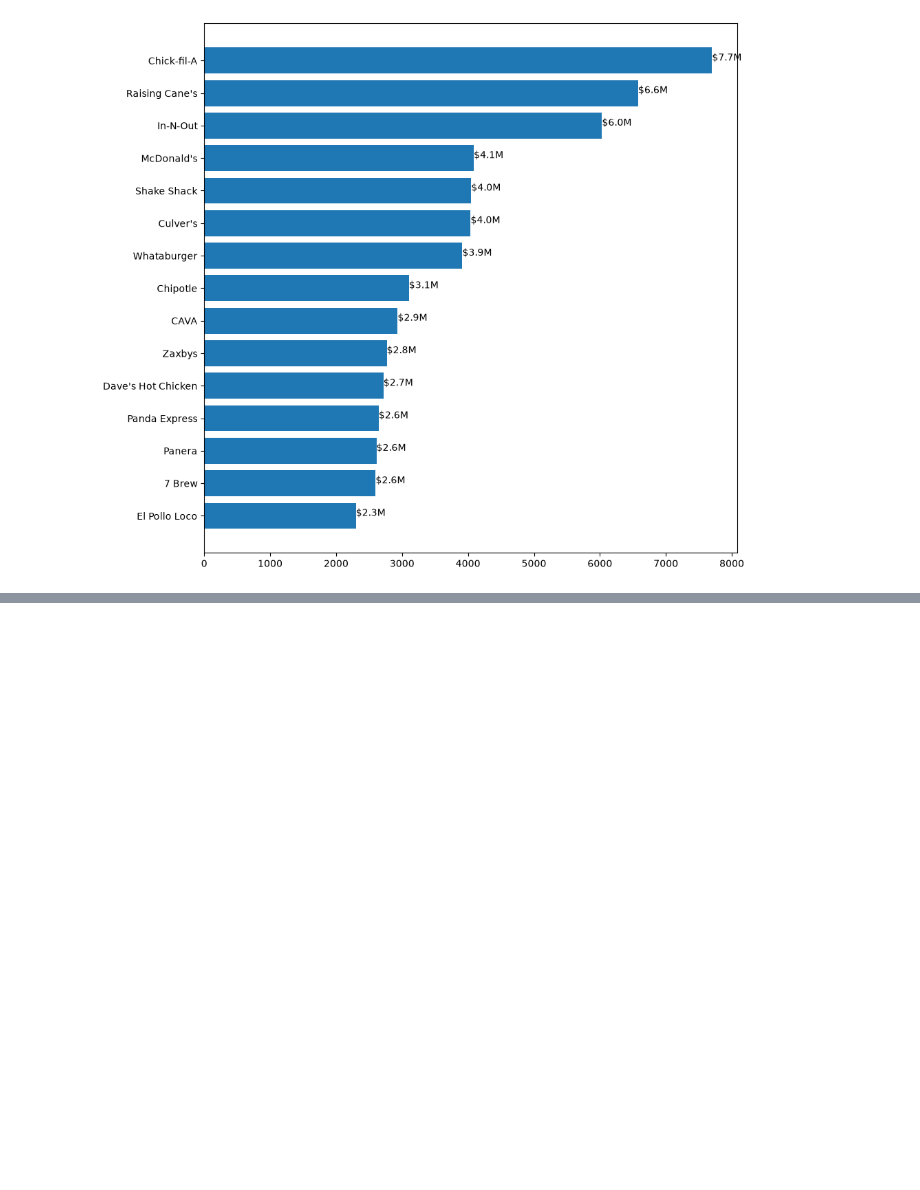
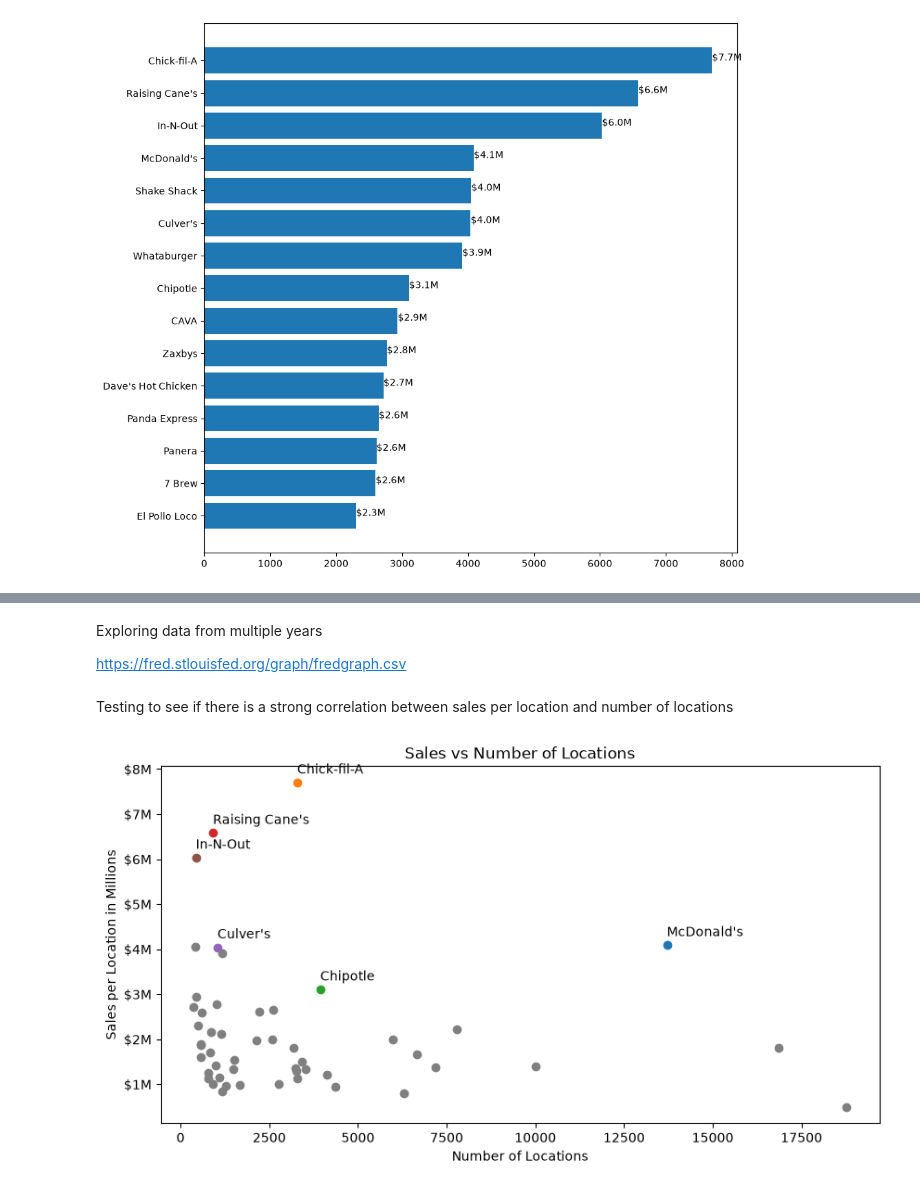
Before and after one commit to DylanAhn10/SixDayWorkWeekAnalysis, a Jupyter notebook: main.ipynb, the cells around one changed output, grey strips where cells are left out. Saved outputs shown, nothing was run; the diff lists cells and outputs as text; code cells hidden in the pictures; blank space fills up the shorter version.

```diff
--- a/main.ipynb
+++ b/main.ipynb
@@ -100,0 +138,24 @@ plt.show()
+# %% [markdown]
+Exploring data from multiple years
+
+https://fred.stlouisfed.org/graph/fredgraph.csv
+# %% [markdown]
+Testing to see if there is a strong correlation between sales per location and number of locations
+# %%
+labeledlocations = ["Chick-fil-A", "McDonald's", "Chipotle", "Culver's", "In-N-Out", "Raising Cane's"]
+
+fig, ax = plt.subplots(figsize = (10, 5))
+for name, sales in QSR_2025.iterrows():
+    if name not in labeledlocations:
+        ax.scatter(sales["units"], sales["auv_kusd"] / 1000, color = "grey")
+    else:
+        ax.scatter(sales["units"], sales["auv_kusd"] / 1000)
+    if name in labeledlocations:
+        ax.text(sales["units"], sales["auv_kusd"] / 1000 + .2, name)
+ax.set_xlabel("Number of Locations")
+ax.set_ylabel("Sales per Location in Millions")
+ax.set_title("Sales vs Number of Locations")
+ax.yaxis.set_major_formatter(mtick.StrMethodFormatter("${x:,.0f}M"))
+plt.show()
+# %% [output]
+[figure, added]
```
Also changed, not shown: parts of 4 cells of this notebook.
